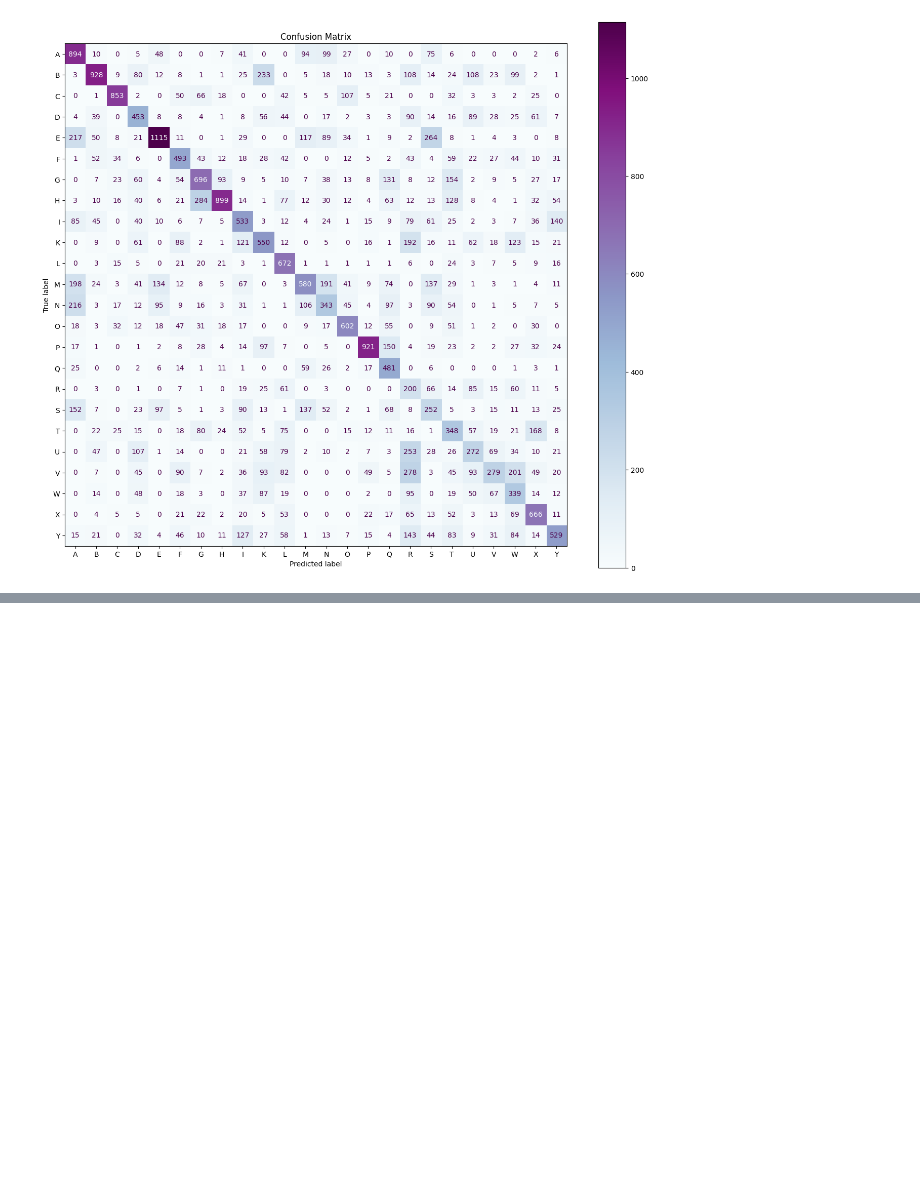
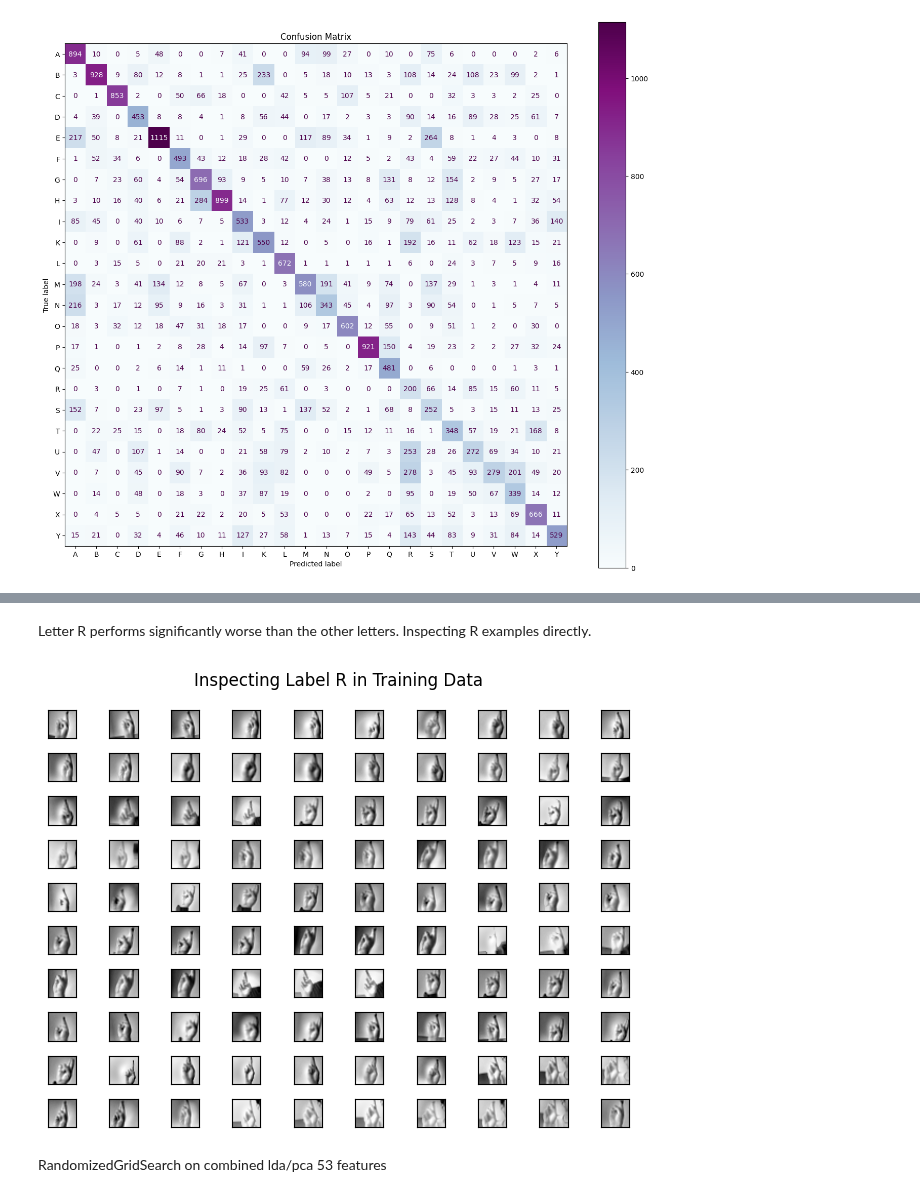
Before and after one commit to DataScienceAndEngineering/machine-learning-dse-i210-final-project-signlanguageclassification, a Jupyter notebook: notebooks/1.5-su-XGBoost.ipynb, the cells around one changed output, grey strips where cells are left out. Drawn from its saved outputs; the diff is of its cells as text; code cells hidden in the pictures; blank space fills up the shorter version.

```diff
--- a/notebooks/1.5-su-XGBoost.ipynb
+++ b/notebooks/1.5-su-XGBoost.ipynb
@@ -211,0 +216,7 @@ Cohen's Kappa: 0.461970485491614
+# %%
+# Fit the RandomizedSearchCV object to the transformed data
+xgb_random.fit(X_train_lda, y_train)
+# %%
+#dumping randomized search cv into pickle file
+with open('/content/svm_randomized_search_cv.pkl','wb') as f:
+  pickle.dump(search_lda,f)
@@ -211,0 +258,9 @@ Cohen's Kappa: 0.461970485491614
+# %%
+#define svm with best parameters
+svm = SVC(kernel = 'rbf', gamma = 'auto', C = 2.6389473684210527)
+#fit on training data
+svm.fit(X_train_lda,y_train)
+#predict on training data
+y_pred_train = svm.predict(X_train_lda)
+#predict on testing data
+y_pred_test = svm.predict(X_test_lda)
@@ -211,0 +307,4 @@ Cohen's Kappa: 0.461970485491614
+# %%
+#opening pickle file of augmented added data
+with open('/content/drive/Shareddrives/SignLanguageData/combined_augmented_data_v2.pkl','rb') as f:
+    X_train,y_train,X_test,y_test = pickle.load(f)
@@ -211,0 +320,45 @@ Cohen's Kappa: 0.461970485491614
+# %% [markdown]
+Letter R performs significantly worse than the other letters. Inspecting R examples directly.
+# %%
+#fuction to find the indices given a label
+def find_indices(data,label):
+    #check if data is numpy array
+    if type(data) == np.ndarray:
+        #return indices
+        return np.where(data==label)
+    #check if data is pandas series
+    elif type(data) == pd.Series:
+        #return indices
+        return data[data==label].index
+    #else not supported in this function
+    else:
+        raise Exception('Not supported data type for this function.')
+
+#visualization of dataset
+fig, ax = plt.subplots(10,10)
+plt.suptitle('Inspecting Label R in Training Data')
+ax = ax.ravel()
+pos = 0
+
+label = 17
+
+index = find_indices(y_train,label)[0]
+
+#loop through each label in dataset
+for i, idx in enumerate(index):
+    if i >= 100:
+        break
+    #display first found image
+    ax[pos].imshow(X_train[idx].reshape(28,28),cmap='gray')
+    #do not show ticks
+    ax[pos].set_xticks([])
+    ax[pos].set_yticks([])
+    #increment for subplotting
+    pos+=1
+
+plt.tight_layout()
+plt.show()
+# %% [output]
+[figure, added]
+# %% [markdown]
+RandomizedGridSearch on combined lda/pca 53 features
```
Also changed, not shown: parts of 32 cells of this notebook.
